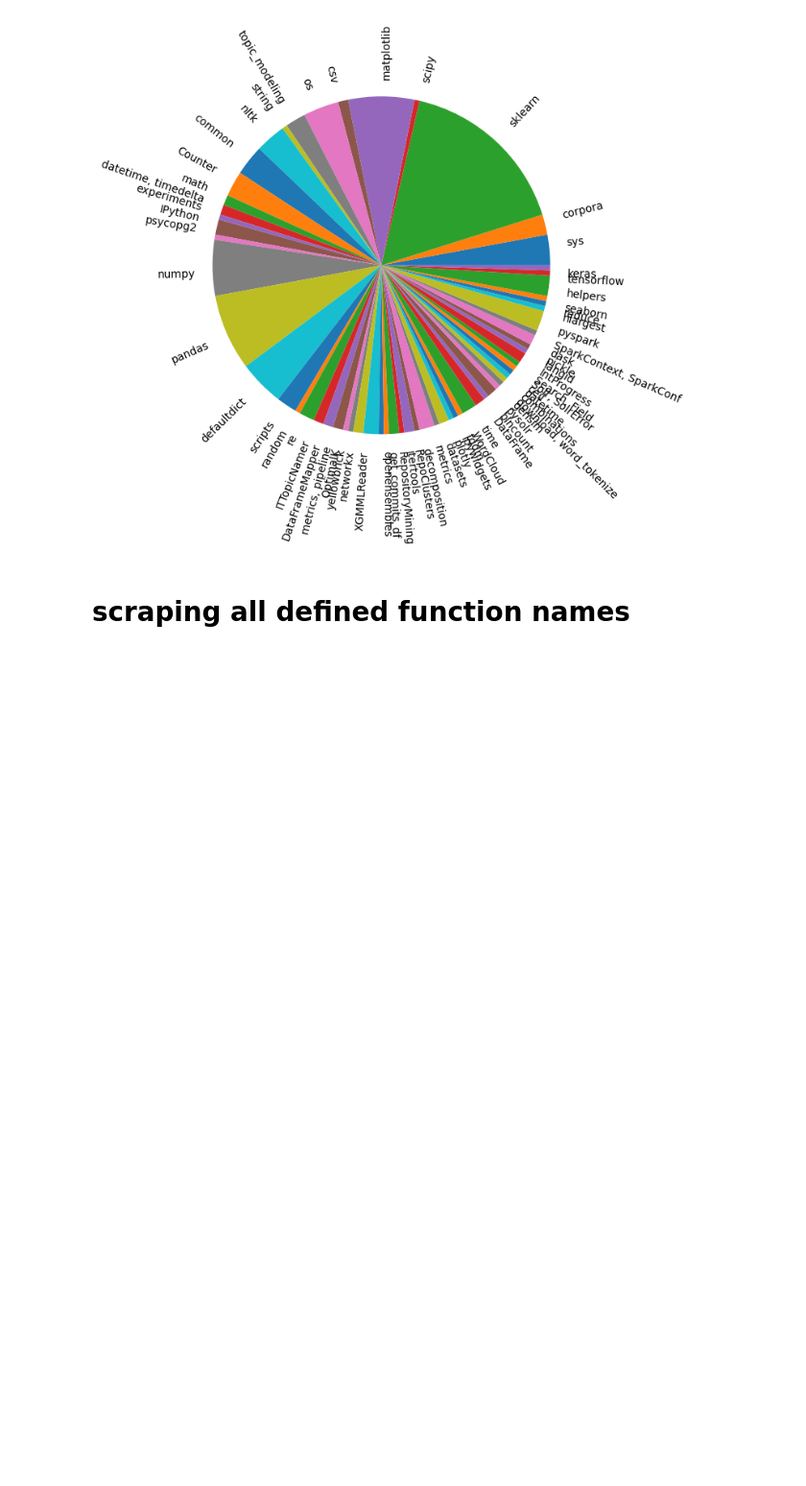
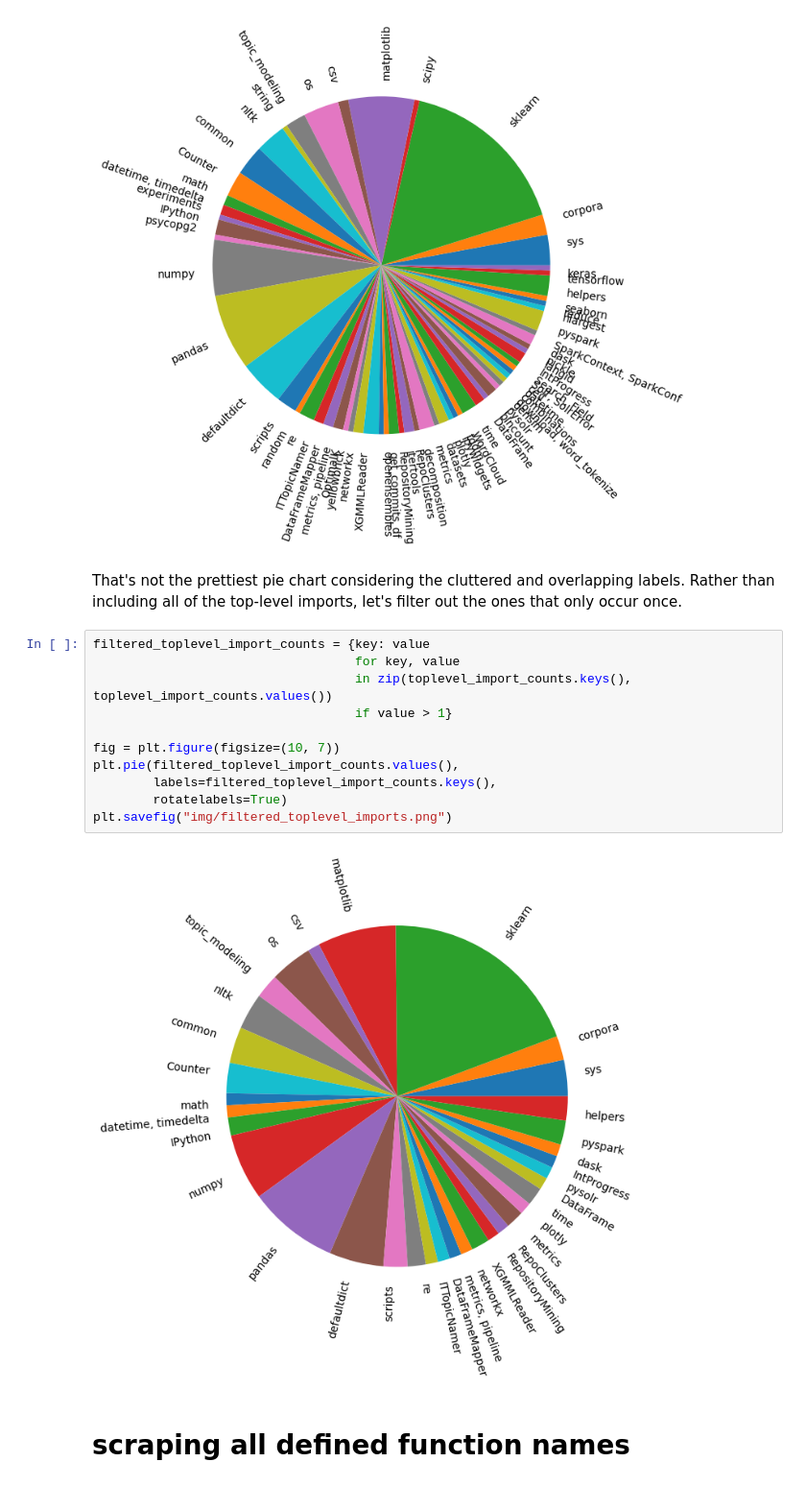
Before and after one commit to mdrews93/nlp-notebook-portfolio, a Jupyter notebook: portfolio-inspector.ipynb, the cells around one changed output. Shown at 96% size. Drawn from its saved outputs; the diff is of its cells as text; blank space fills up the shorter version.

Commit message:
Filtered out toplevel imports that occurred only once, updated README

```diff
--- a/portfolio-inspector.ipynb
+++ b/portfolio-inspector.ipynb
@@ -263,6 +263,21 @@ plt.pie(toplevel_import_counts.values(),
 plt.savefig("img/toplevel_imports.png")
 # %% [output]
 [figure]
+# %% [markdown]
+That's not the prettiest pie chart considering the cluttered and overlapping labels. Rather than including all of the top-level imports, let's filter out the ones that only occur once.
+# %%
+filtered_toplevel_import_counts = {key: value
+                                   for key, value
+                                   in zip(toplevel_import_counts.keys(), toplevel_import_counts.values())
+                                   if value > 1}
+
+fig = plt.figure(figsize=(10, 7))
+plt.pie(filtered_toplevel_import_counts.values(),
+        labels=filtered_toplevel_import_counts.keys(),
+        rotatelabels=True)
+plt.savefig("img/filtered_toplevel_imports.png")
+# %% [output]
+[figure, added]
 # %% [markdown]
 # scraping all defined function names
 # %%
```
Also changed, not shown: parts of 1 cell of this notebook, 2 other files.
